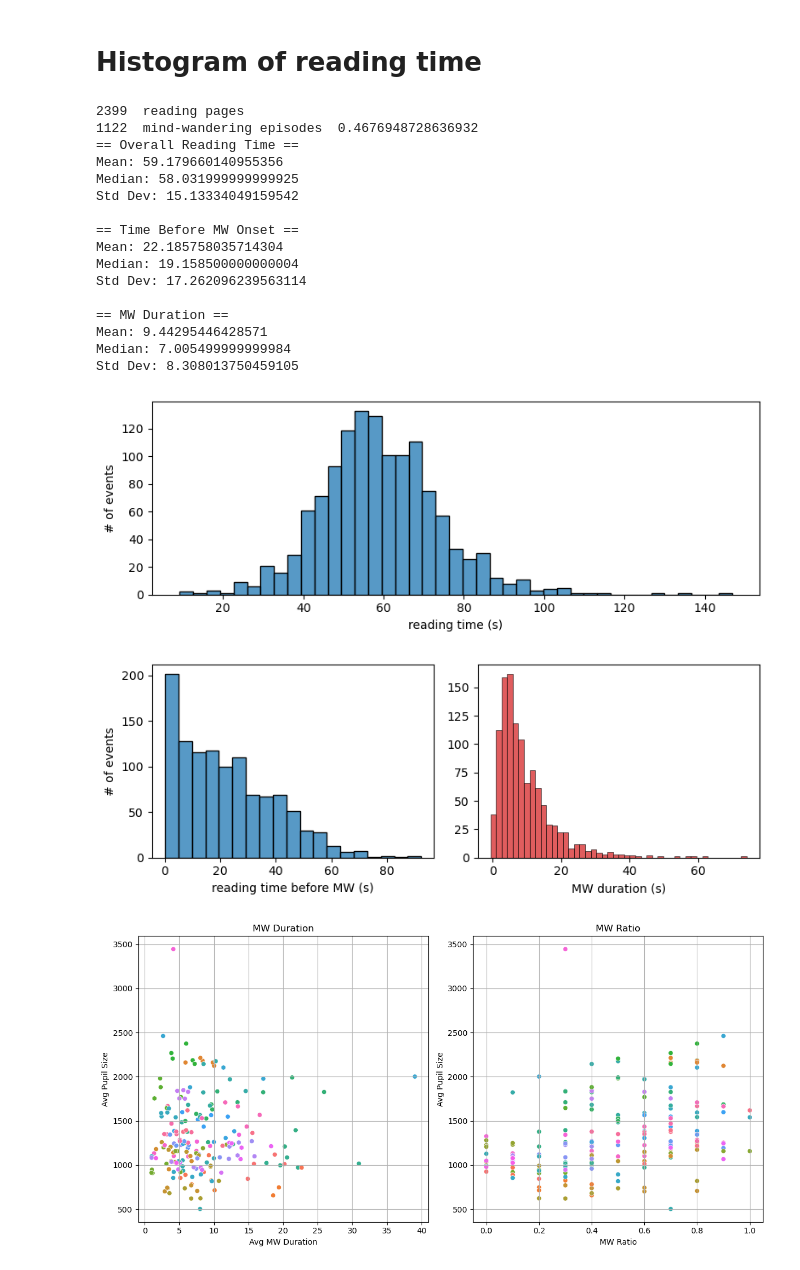
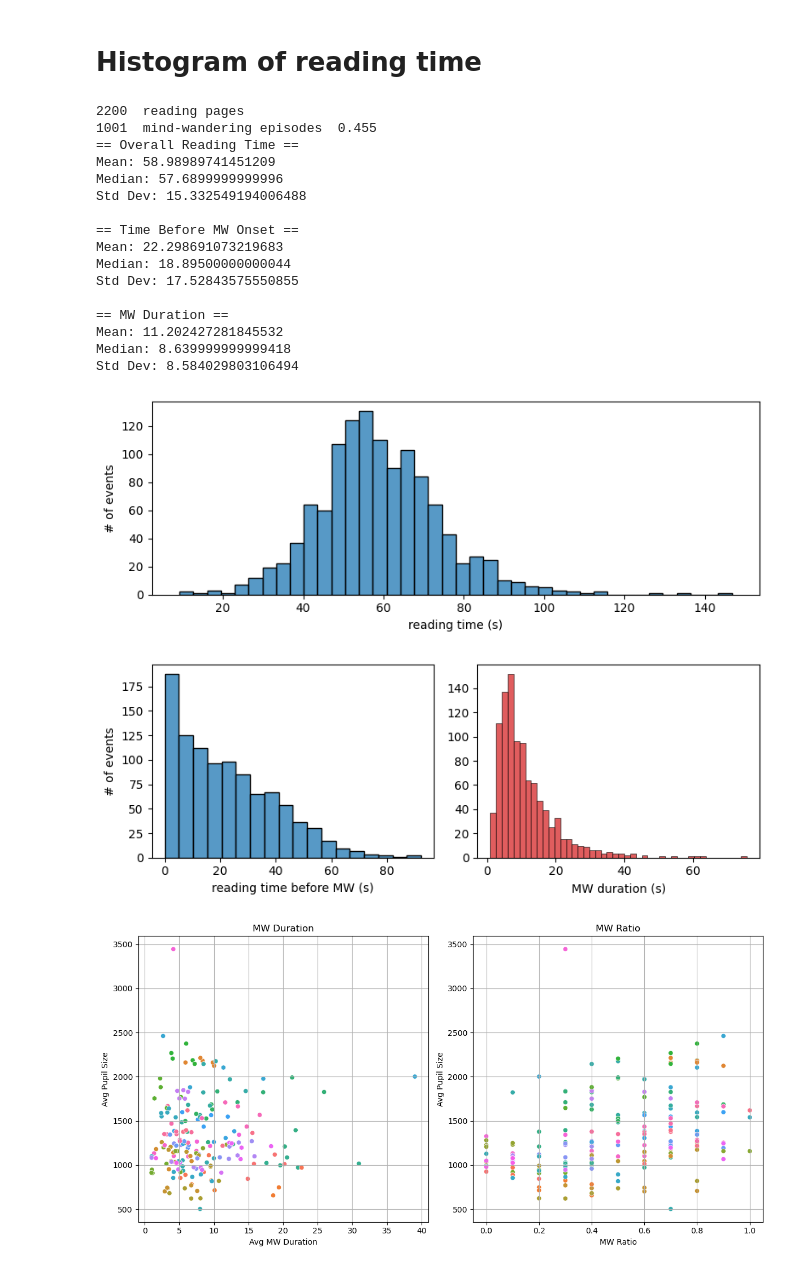
Before and after one commit to GlassBrainLab/ReMind, a Jupyter notebook: analysis_code/notebooks/behavioral_analysis.ipynb, the cells around one changed output. Cells and saved outputs as stored; diff of their text form; code cells hidden in the pictures.

```diff
--- a/analysis_code/notebooks/behavioral_analysis.ipynb
+++ b/analysis_code/notebooks/behavioral_analysis.ipynb
@@ -298,11 +452,11 @@ import seaborn as sns
 from matplotlib import pyplot as plt
 
 # load eye feature file
-path = r"/Volumes/GBLDrive/MindlessReading/Data/Files"
+path = r"/gpfs1/pi/djangraw/mindless_reading/data/ReMind/"
 file = "reading_time_data.csv"
 df = pd.read_csv(os.path.join(path, file))
 
-path_to_save = r"/Volumes/GBLDrive/MindlessReading/Results/Behavior"
+path_to_save = r"/gpfs1/pi/djangraw/mindless_reading/data/ReMind/"
 
 df_nr = df[~df['is_MWreported']]
 df_mw = df[df['is_MWreported']]
@@ -329,46 +483,46 @@ print("Std Dev:", df_mw['onset2page_end'].std())
 
 plt.figure(figsize=(8, 3))
 sns.histplot(data=df_nr, x='page_dur', color='tab:blue')
 plt.ylabel("# of events")
 plt.xlabel("reading time (s)")
 ax = plt.gca()  # get current axes
 #ax.tick_params(axis='both', direction='in')  # 'in' makes ticks point inside
 plt.tight_layout()
 plt.savefig(os.path.join(path_to_save, 'reading_time_hist.png'))
 
 df_mw = df[df['is_MWreported']]
 fig, axs = plt.subplots(1, 2, figsize=(8, 3), sharey=False)
 
 sns.histplot(data=df_mw, x='page_start2onset', color='tab:blue', ax=axs[0])
 # axs[0].tick_params(axis='both', direction='in')  # 'in' makes ticks point inside
 axs[0].set_xlabel('reading time before MW (s)')
 axs[0].set_ylabel('# of events')
 
 sns.histplot(data=df_mw, x='onset2page_end', color='tab:red', ax=axs[1])
 # axs[1].tick_params(axis='both', direction='in')  # 'in' makes ticks point inside
 axs[1].set_xlabel('MW duration (s)')
 axs[1].set_ylabel('')
 plt.tight_layout()
 plt.savefig(os.path.join(path_to_save, 'mw_duration_hist.png'))
 # %% [output]
-2399  reading pages
-1122  mind-wandering episodes  0.4676948728636932
+2200  reading pages
+1001  mind-wandering episodes  0.455
 == Overall Reading Time ==
-Mean: 59.179660140955356
-Median: 58.031999999999925
-Std Dev: 15.13334049159542
+Mean: 58.98989741451209
+Median: 57.6899999999996
+Std Dev: 15.332549194006488
 
 == Time Before MW Onset ==
-Mean: 22.185758035714304
-Median: 19.158500000000004
-Std Dev: 17.262096239563114
+Mean: 22.298691073219683
+Median: 18.89500000000044
+Std Dev: 17.52843575550855
 
 == MW Duration ==
-Mean: 9.44295446428571
-Median: 7.005499999999984
-Std Dev: 8.308013750459105
+Mean: 11.202427281845532
+Median: 8.639999999999418
+Std Dev: 8.584029803106494
-[figure, old version]
+[figure, new version]
-[figure, old version]
+[figure, new version]
 # %%
 from statannotations.Annotator import Annotator
 # Create the subplot layout (1 row, 2 columns)
```
Also changed, not shown: parts of 11 cells of this notebook, 4 other files.
